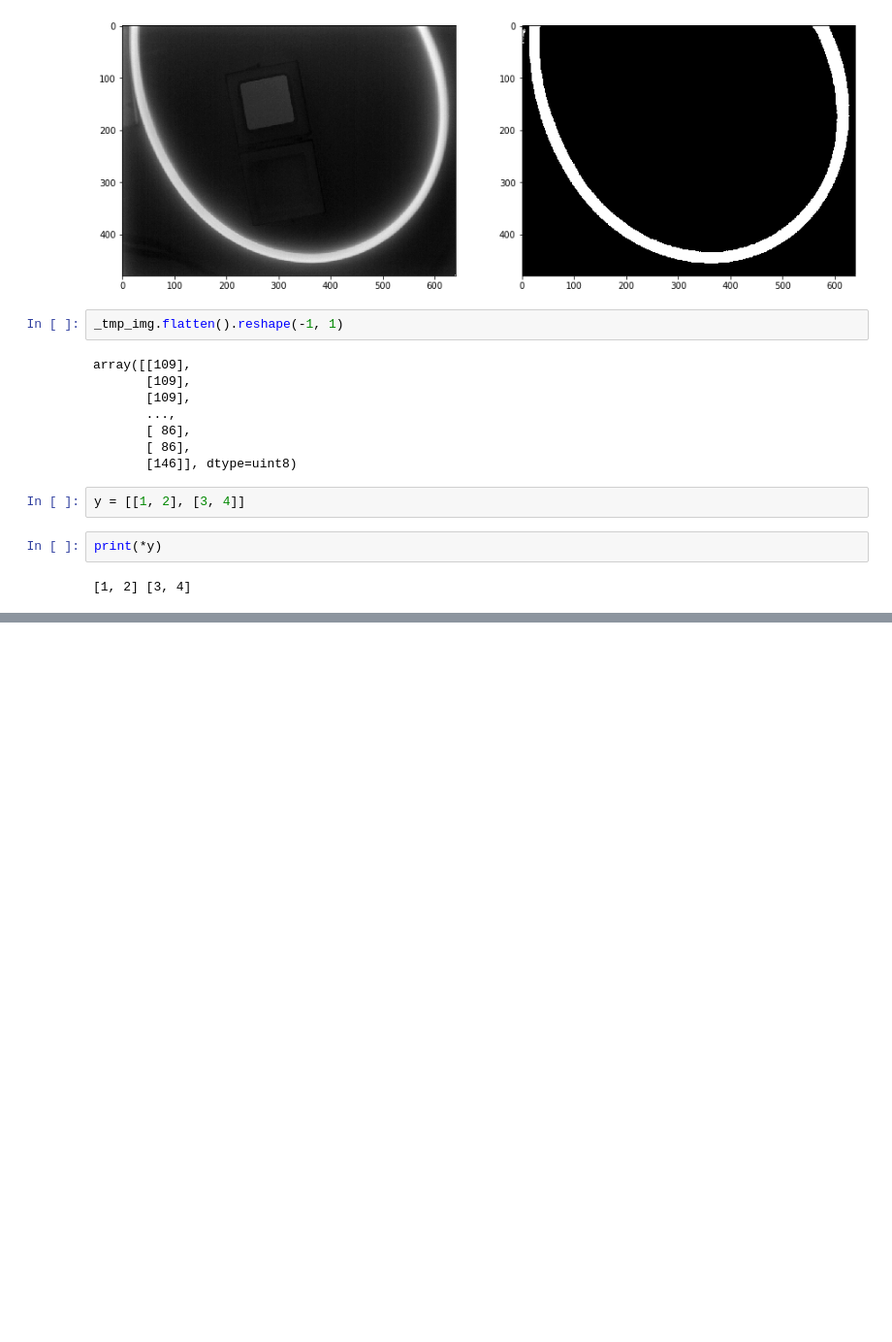
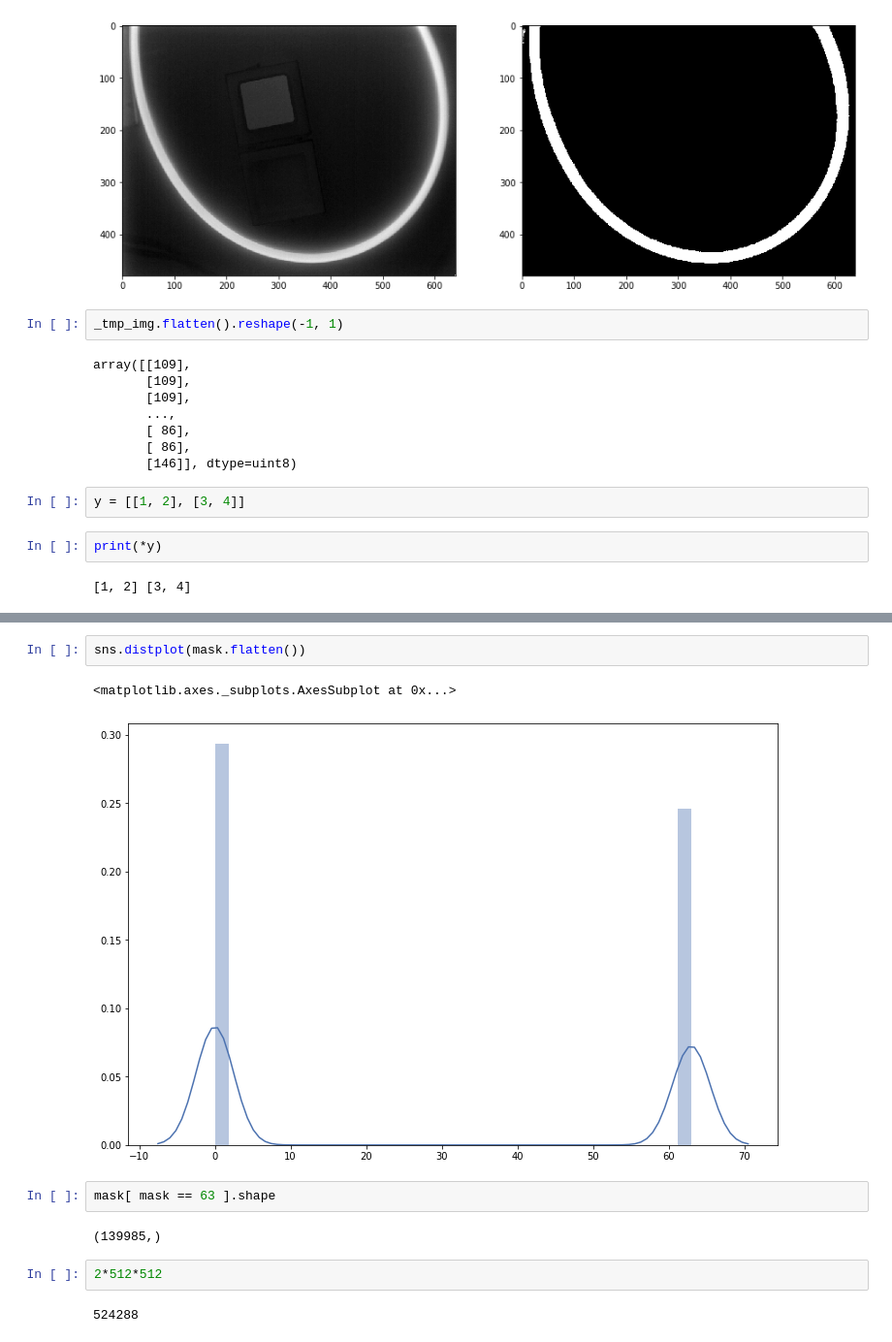
Before and after one commit to Pagutri/ProyectoAsignadoImagenes, a Jupyter notebook: Pregunta1.ipynb, the cells around one changed output, grey strips where cells are left out. Shown at 97% size. Cells and saved outputs as stored; diff of their text form; blank space fills up the shorter version.

```diff
--- a/Pregunta1.ipynb
+++ b/Pregunta1.ipynb
@@ -356,0 +328,13 @@ array([[255, 255, 255, ...,   0,   0,   0],
+# %%
+sns.distplot(mask.flatten())
+# %% [output]
+<matplotlib.axes._subplots.AxesSubplot at 0x...>
+[figure, added]
+# %%
+mask[ mask == 63 ].shape
+# %% [output]
+(139985,)
+# %%
+2*512*512
+# %% [output]
+524288
```
Also changed, not shown: parts of 3 cells of this notebook, 1 other file.
